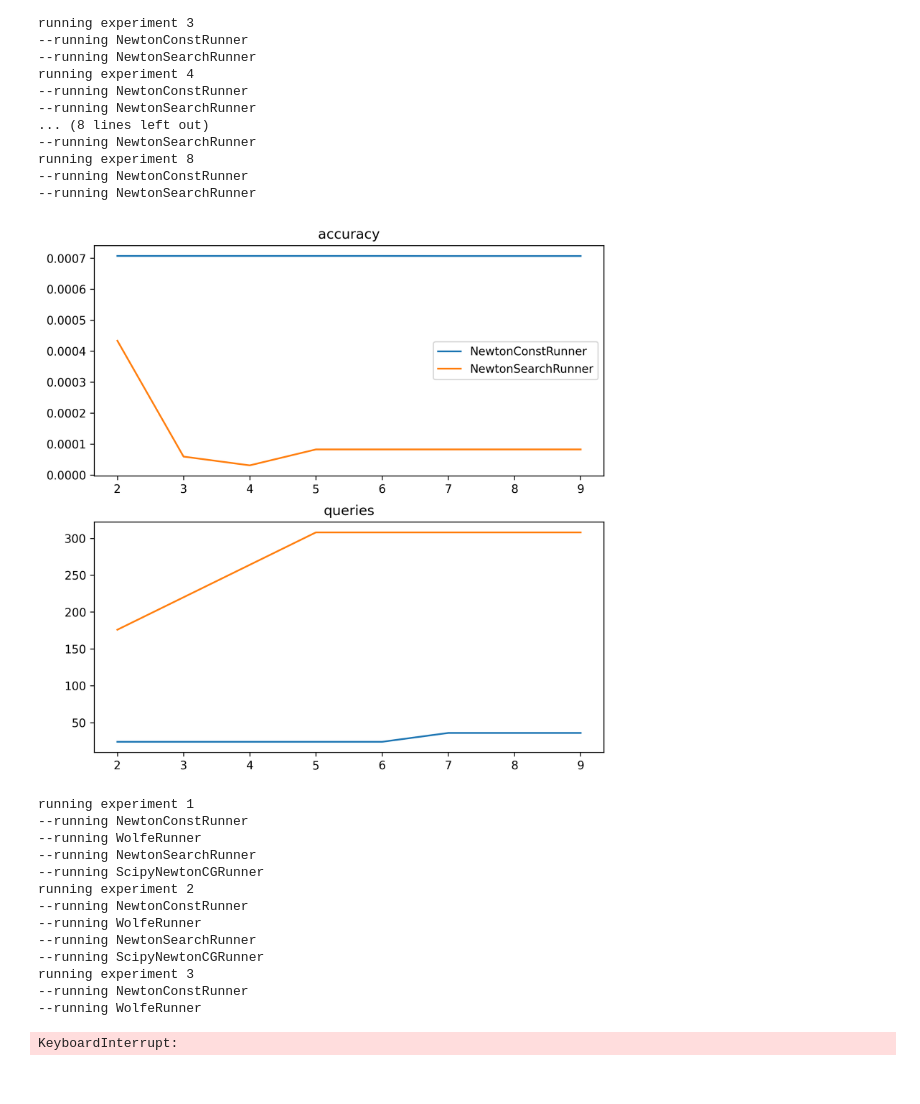
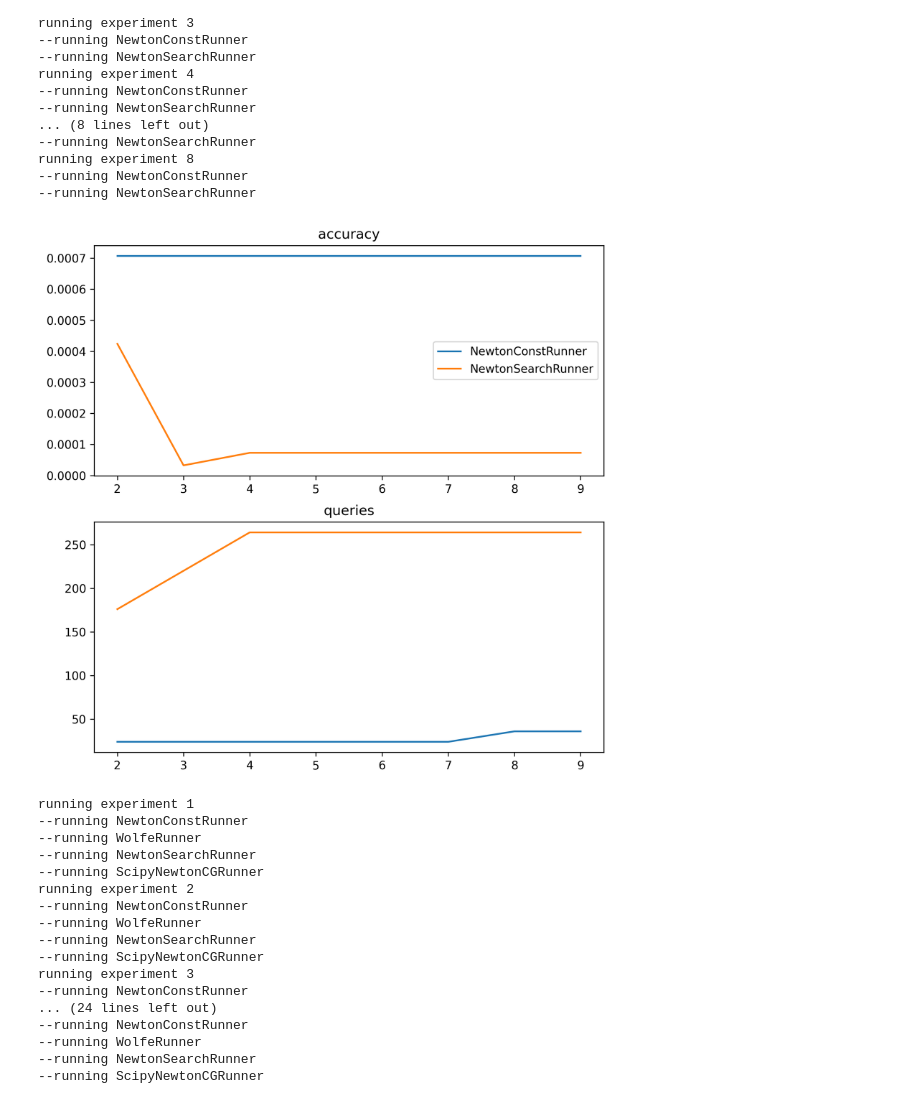
Before and after one commit to Vaniog/metopt, a Jupyter notebook: lab2/benchmarks.ipynb, the cells around one changed output. Drawn from its saved outputs; the diff is of its cells as text; code cells hidden in the pictures.

```diff
--- a/lab2/benchmarks.ipynb
+++ b/lab2/benchmarks.ipynb
@@ -12,15 +12,16 @@ from lab2.runners import *
 from numpy import cos
 from numpy import exp
 from numpy import pi
+
+ACC_Q = ("accuracy", "queries")
 # %%
 %load_ext autoreload
 %autoreload 2
 # %%
-def f(x: float, y: float) -> float:
-    return (x - 1) ** 2 + y ** 2
+from common.functions import Basic
 
-
-TARGET = Vector(1, 0)
+f = Basic(2)
+TARGET = f.target()
 PROBLEM = lambda: Oracle(f, TARGET)
 runners = list(map(lambda r: r(PROBLEM(), Vector(3, 2)), RunnerMeta.runners))
 
@@ -76,9 +77,9 @@ running experiment 8
 --running NewtonConstRunner
 --running NewtonSearchRunner
 # %%
-BenchmarkResult.plot_results(b, ("accuracy", "queries"), list(map(str, range(2, 10))))
+BenchmarkResult.plot_results(b, ACC_Q, list(map(str, range(2, 10))))
 # %% [output]
-[figure, old version]
+[figure, new version]
 # %%
 # или так
 params = []
@@ -105,5 +106,8 @@ running experiment 2
 --running ScipyNewtonCGRunner
 running experiment 3
 --running NewtonConstRunner
+... (24 lines left out)
+--running NewtonConstRunner
 --running WolfeRunner
+--running NewtonSearchRunner
+--running ScipyNewtonCGRunner
-KeyboardInterrupt:
```
Also changed, not shown: parts of 6 cells of this notebook, 8 other files.
